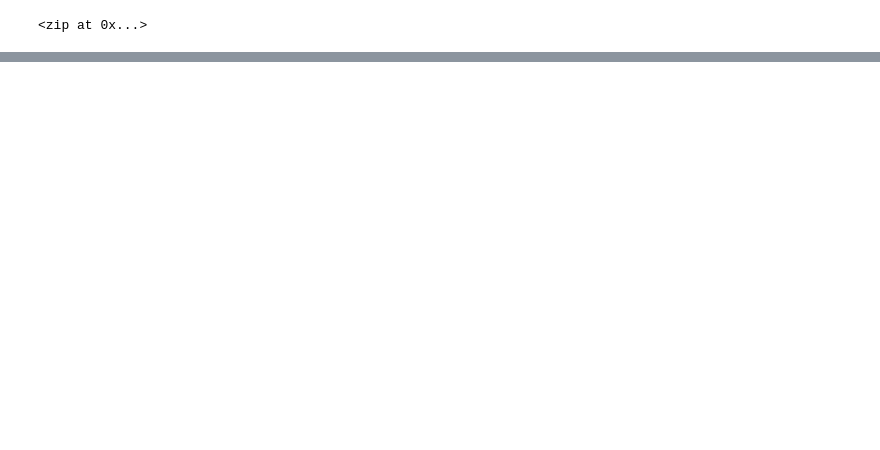
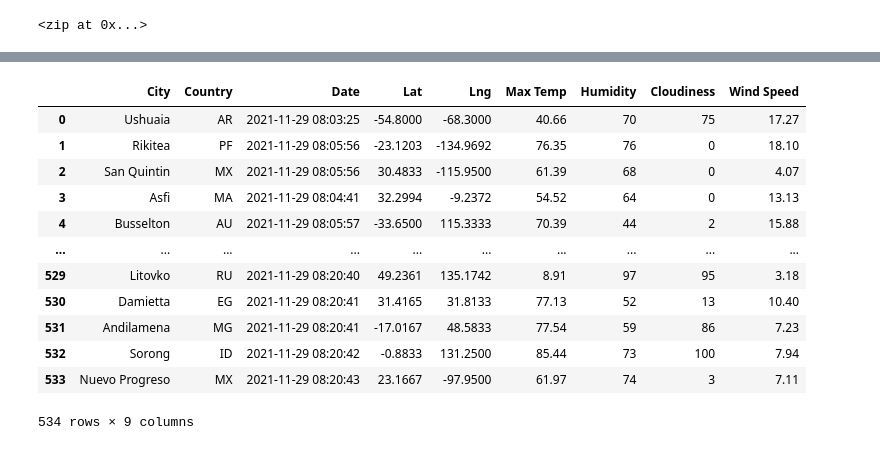
Before and after one commit to chllrisll/World_Weather_Analysis, a Jupyter notebook: WeatherPy.ipynb, the cells around one changed output, grey strips where cells are left out. Saved outputs shown, nothing was run; the diff lists cells and outputs as text; code cells hidden in the pictures; blank space fills up the shorter version.

```diff
--- a/WeatherPy.ipynb
+++ b/WeatherPy.ipynb
@@ -5,0 +12,3 @@ import numpy as np
+# %%
+# Starting URL for Weather Map API Call.
+url = "http://api.openweathermap.org/data/2.5/weather?units=Imperial&APPID=" + weather_api_key
@@ -33,0 +127,4 @@ len(cities)
+# %%
+# Convert the array of dictionaries to a Pandas DataFrame.
+city_data_df = pd.DataFrame(city_data)
+city_data_df.head(10)
@@ -33,0 +143,2 @@ len(cities)
+# %%
+new_column_order = ["City", "Country", "Date", "Lat", "Lng", "Max Temp", "Humidity", "Cloudiness", "Wind Speed"]
@@ -33,0 +147,16 @@ len(cities)
+# %%
+city_data_df[new_column_order]
+# %% [output]
+|  | City | Country | Date | Lat | Lng | Max Temp | Humidity | Cloudiness | Wind Speed |
+| 0 | Ushuaia | AR | 2021-11-29 08:03:25 | -54.8000 | -68.3000 | 40.66 | 70 | 75 | 17.27 |
+| 1 | Rikitea | PF | 2021-11-29 08:05:56 | -23.1203 | -134.9692 | 76.35 | 76 | 0 | 18.10 |
+| 2 | San Quintin | MX | 2021-11-29 08:05:56 | 30.4833 | -115.9500 | 61.39 | 68 | 0 | 4.07 |
+| 3 | Asfi | MA | 2021-11-29 08:04:41 | 32.2994 | -9.2372 | 54.52 | 64 | 0 | 13.13 |
+| 4 | Busselton | AU | 2021-11-29 08:05:57 | -33.6500 | 115.3333 | 70.39 | 44 | 2 | 15.88 |
+| ... | ... | ... | ... | ... | ... | ... | ... | ... | ... |
+| 529 | Litovko | RU | 2021-11-29 08:20:40 | 49.2361 | 135.1742 | 8.91 | 97 | 95 | 3.18 |
+| 530 | Damietta | EG | 2021-11-29 08:20:41 | 31.4165 | 31.8133 | 77.13 | 52 | 13 | 10.40 |
+| 531 | Andilamena | MG | 2021-11-29 08:20:41 | -17.0167 | 48.5833 | 77.54 | 59 | 86 | 7.23 |
+| 532 | Sorong | ID | 2021-11-29 08:20:42 | -0.8833 | 131.2500 | 85.44 | 73 | 100 | 7.94 |
+| 533 | Nuevo Progreso | MX | 2021-11-29 08:20:43 | 23.1667 | -97.9500 | 61.97 | 74 | 3 | 7.11 |
+534 rows × 9 columns
```
Also changed, not shown: parts of 9 cells of this notebook.
